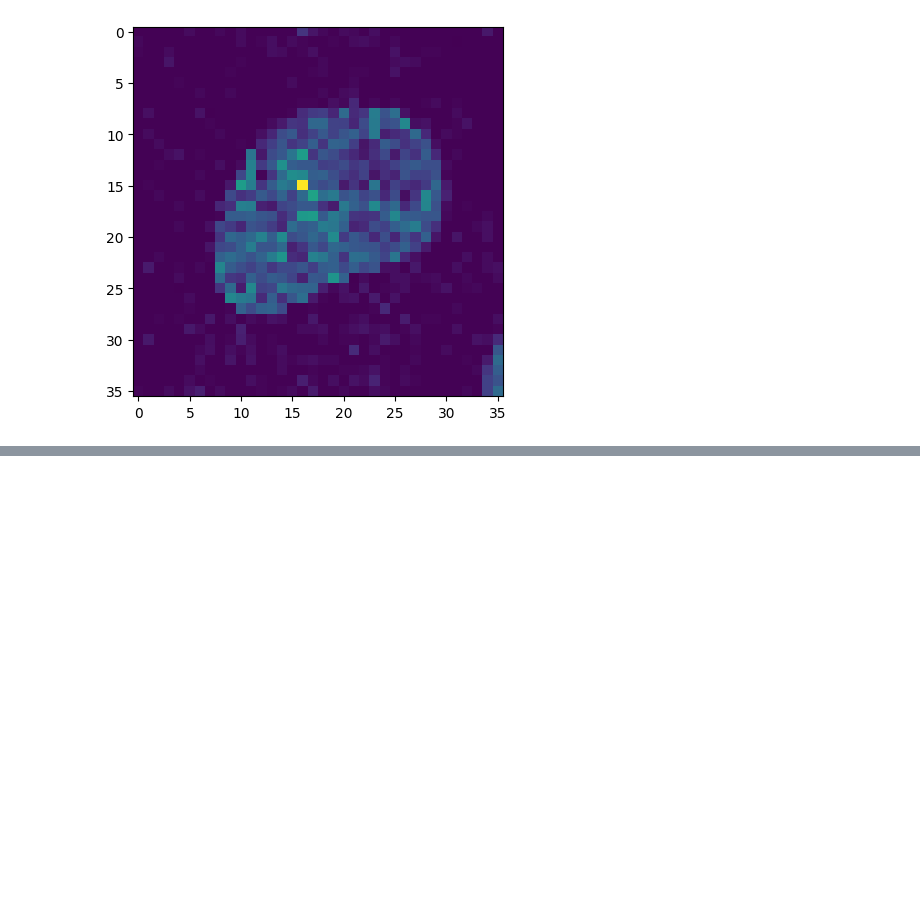
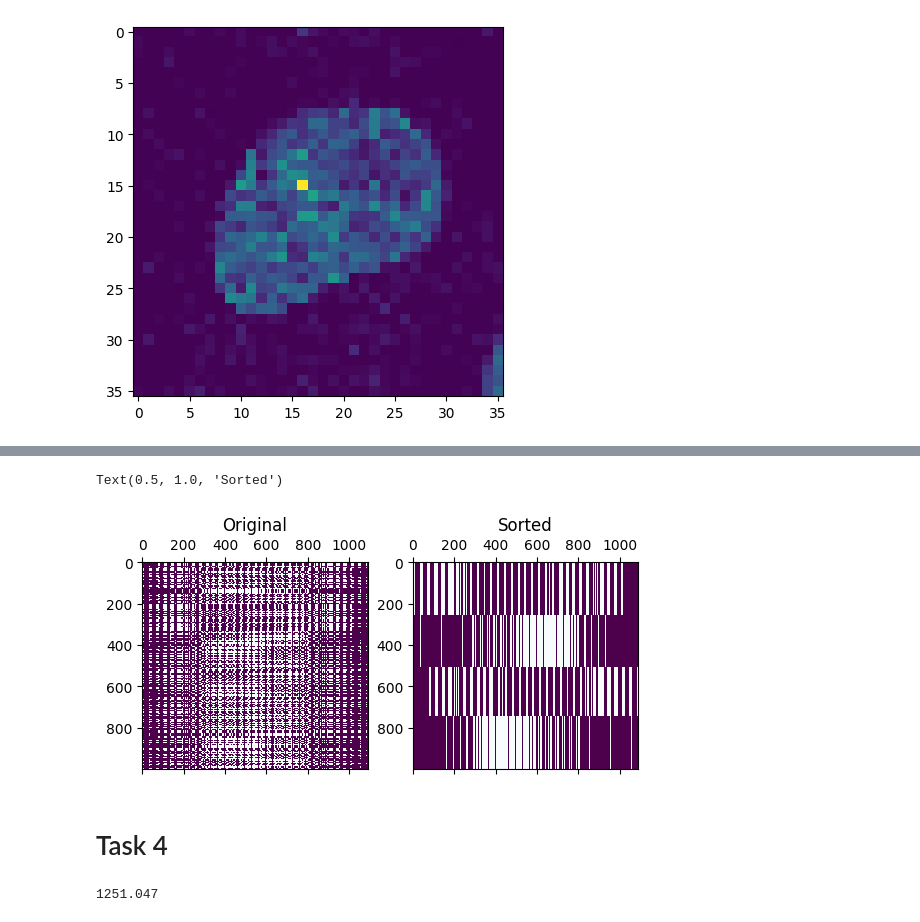
Before and after one commit to jtpotato/simc-2024, a Jupyter notebook: challenge_john_monash.ipynb, the cells around one changed output, grey strips where cells are left out. Saved outputs shown, nothing was run; the diff lists cells and outputs as text; code cells hidden in the pictures; blank space fills up the shorter version.

```diff
--- a/challenge_john_monash.ipynb
+++ b/challenge_john_monash.ipynb
@@ -100,0 +114,7 @@ task_2_counts
+# %%
+# This problem can probably be solved by repeating what we did earlier.
+
+task_3_original = task3[0]
+task_3_90 = rotate_90_num(task_3_original_image, 1).flatten()
+task_3_180 = rotate_90_num(task_3_original_image, 2).flatten()
+task_3_270 = rotate_90_num(task_3_original_image, 3).flatten()
@@ -100,0 +142,6 @@ task_2_counts
+# %%
+task_3_sorted = np.array(
+    task_3_sorting[1] + task_3_sorting[2] + task_3_sorting[3] + task_3_sorting[0]
+)
+
+task_3_sorted
@@ -100,0 +156,25 @@ task_2_counts
+# %%
+# Plot the design matrices
+
+task_3_subplot, task_3_axes = plt.subplots(1, 2)
+
+task_3_axes[0].matshow(task3, cmap="BuPu")
+task_3_axes[0].set_title("Original")
+task_3_axes[1].matshow(task_3_sorted, cmap="BuPu")
+task_3_axes[1].set_title("Sorted")
+# %% [output]
+Text(0.5, 1.0, 'Sorted')
+[figure, added]
+# %% [markdown]
+# Task 4
+# %%
+task_4_row_sums = np.empty(1)
+
+for i in task4:
+    task_4_row_sums = np.append(task_4_row_sums, np.sum(i))
+
+task_4_row_sums = task_4_row_sums[1:]
+
+np.average(task_4_row_sums)
+# %% [output]
+1251.047
```
Also changed, not shown: parts of 7 cells of this notebook.
